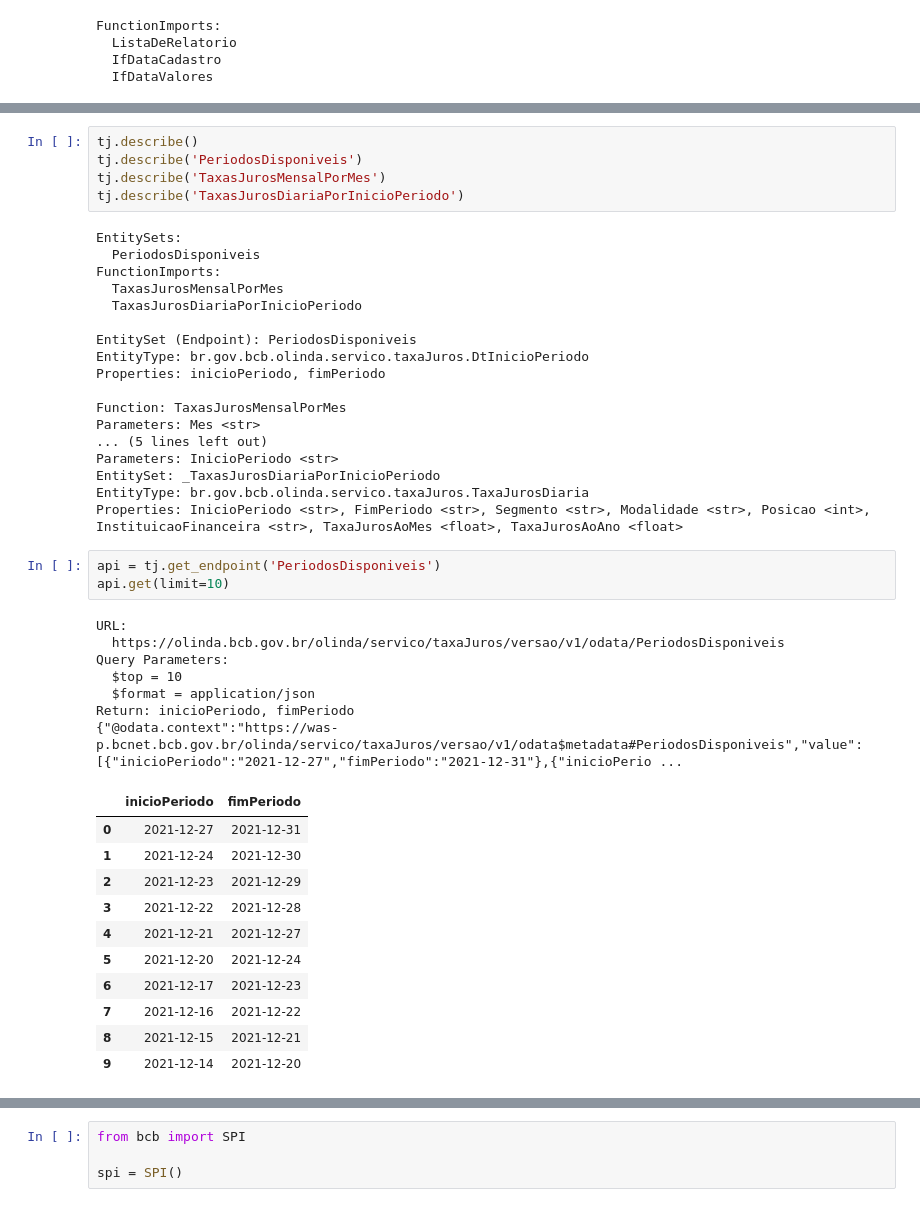
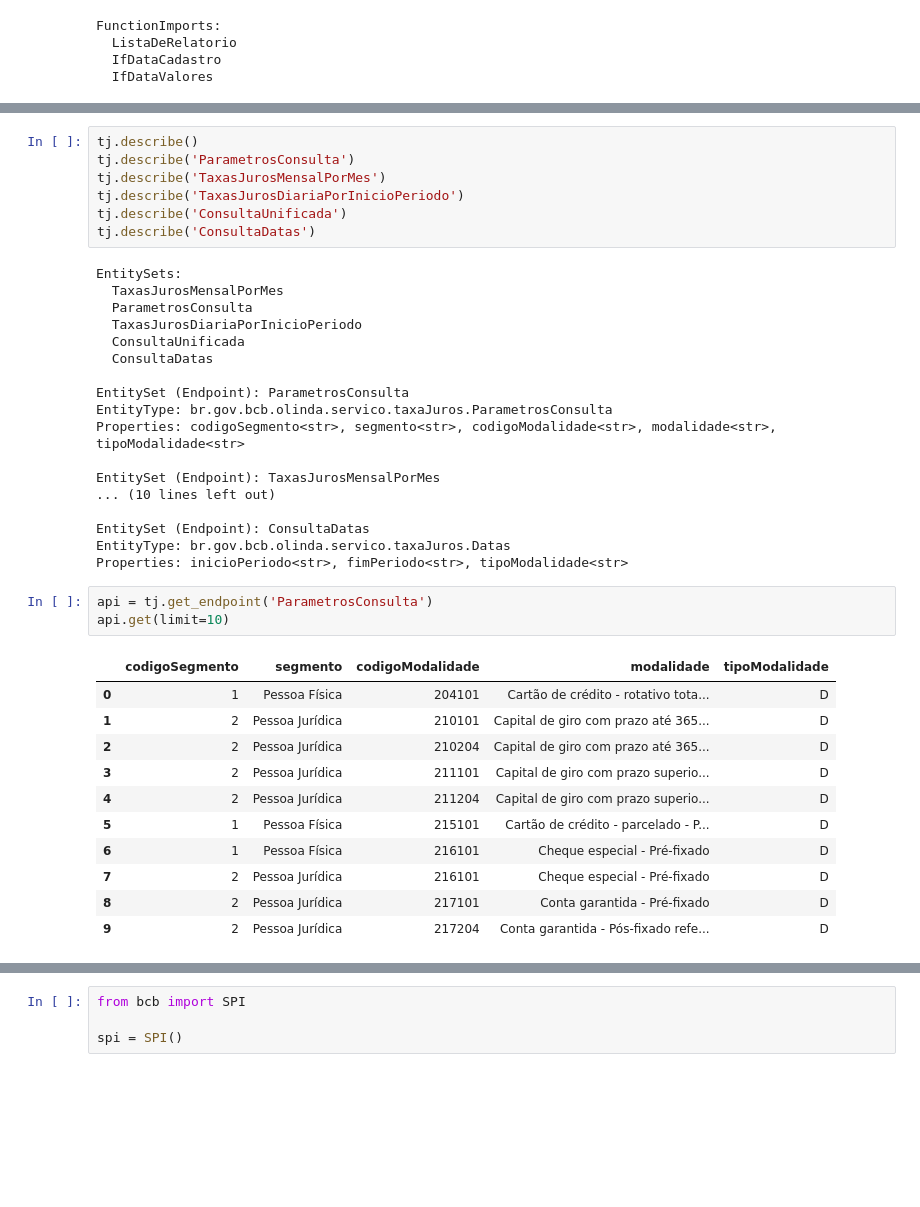
Before and after one commit to wilsonfreitas/python-bcb, a Jupyter notebook: notebooks/odata taxas de juros cheque especial.ipynb, the cells around one changed output, grey strips where cells are left out. Cells and saved outputs as stored; diff of their text form; blank space fills up the shorter version.

```diff
--- a/notebooks/odata taxas de juros cheque especial.ipynb
+++ b/notebooks/odata taxas de juros cheque especial.ipynb
@@ -341,46 +340,41 @@ Properties: Mes, Modalidade, Posicao, InstituicaoFinanceira, TaxaJurosAoMes, Tax
 # %%
 tj.describe()
-tj.describe('PeriodosDisponiveis')
+tj.describe('ParametrosConsulta')
 tj.describe('TaxasJurosMensalPorMes')
 tj.describe('TaxasJurosDiariaPorInicioPeriodo')
+tj.describe('ConsultaUnificada')
+tj.describe('ConsultaDatas')
 # %% [output]
 EntitySets:
-  PeriodosDisponiveis
-FunctionImports:
   TaxasJurosMensalPorMes
+  ParametrosConsulta
   TaxasJurosDiariaPorInicioPeriodo
+  ConsultaUnificada
+  ConsultaDatas
 
-EntitySet (Endpoint): PeriodosDisponiveis
-EntityType: br.gov.bcb.olinda.servico.taxaJuros.DtInicioPeriodo
-Properties: inicioPeriodo, fimPeriodo
+EntitySet (Endpoint): ParametrosConsulta
+EntityType: br.gov.bcb.olinda.servico.taxaJuros.ParametrosConsulta
+Properties: codigoSegmento<str>, segmento<str>, codigoModalidade<str>, modalidade<str>, tipoModalidade<str>
 
-Function: TaxasJurosMensalPorMes
-Parameters: Mes <str>
-... (5 lines left out)
-Parameters: InicioPeriodo <str>
-EntitySet: _TaxasJurosDiariaPorInicioPeriodo
-EntityType: br.gov.bcb.olinda.servico.taxaJuros.TaxaJurosDiaria
-Properties: InicioPeriodo <str>, FimPeriodo <str>, Segmento <str>, Modalidade <str>, Posicao <int>, InstituicaoFinanceira <str>, TaxaJurosAoMes <float>, TaxaJurosAoAno <float>
+EntitySet (Endpoint): TaxasJurosMensalPorMes
+... (10 lines left out)
+
+EntitySet (Endpoint): ConsultaDatas
+EntityType: br.gov.bcb.olinda.servico.taxaJuros.Datas
+Properties: inicioPeriodo<str>, fimPeriodo<str>, tipoModalidade<str>
 # %%
-api = tj.get_endpoint('PeriodosDisponiveis')
+api = tj.get_endpoint('ParametrosConsulta')
 api.get(limit=10)
 # %% [output]
-URL:
-  https://olinda.bcb.gov.br/olinda/servico/taxaJuros/versao/v1/odata/PeriodosDisponiveis
-Query Parameters:
-  $top = 10
-  $format = application/json
-Return: inicioPeriodo, fimPeriodo
-{"@odata.context":"https://was-p.bcnet.bcb.gov.br/olinda/servico/taxaJuros/versao/v1/odata$metadata#PeriodosDisponiveis","value":[{"inicioPeriodo":"2021-12-27","fimPeriodo":"2021-12-31"},{"inicioPerio ...
-|  | inicioPeriodo | fimPeriodo |
-| 0 | 2021-12-27 | 2021-12-31 |
-| 1 | 2021-12-24 | 2021-12-30 |
-| 2 | 2021-12-23 | 2021-12-29 |
-| 3 | 2021-12-22 | 2021-12-28 |
-| 4 | 2021-12-21 | 2021-12-27 |
-| 5 | 2021-12-20 | 2021-12-24 |
-| 6 | 2021-12-17 | 2021-12-23 |
-| 7 | 2021-12-16 | 2021-12-22 |
-| 8 | 2021-12-15 | 2021-12-21 |
-| 9 | 2021-12-14 | 2021-12-20 |
+|  | codigoSegmento | segmento | codigoModalidade | modalidade | tipoModalidade |
+| 0 | 1 | Pessoa Física | 204101 | Cartão de crédito - rotativo tota... | D |
+| 1 | 2 | Pessoa Jurídica | 210101 | Capital de giro com prazo até 365... | D |
+| 2 | 2 | Pessoa Jurídica | 210204 | Capital de giro com prazo até 365... | D |
+| 3 | 2 | Pessoa Jurídica | 211101 | Capital de giro com prazo superio... | D |
+| 4 | 2 | Pessoa Jurídica | 211204 | Capital de giro com prazo superio... | D |
+| 5 | 1 | Pessoa Física | 215101 | Cartão de crédito - parcelado - P... | D |
+| 6 | 1 | Pessoa Física | 216101 | Cheque especial - Pré-fixado | D |
+| 7 | 2 | Pessoa Jurídica | 216101 | Cheque especial - Pré-fixado | D |
+| 8 | 2 | Pessoa Jurídica | 217101 | Conta garantida - Pré-fixado | D |
+| 9 | 2 | Pessoa Jurídica | 217204 | Conta garantida - Pós-fixado refe... | D |
 # %%
```
Also changed, not shown: parts of 26 cells of this notebook, 2 other files.
